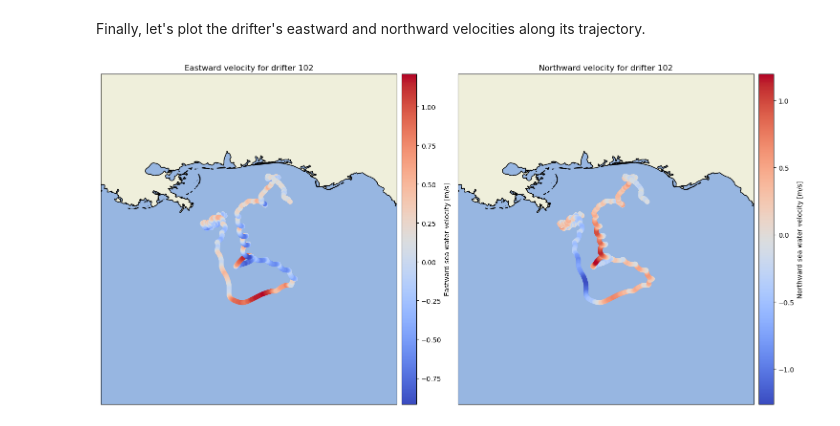
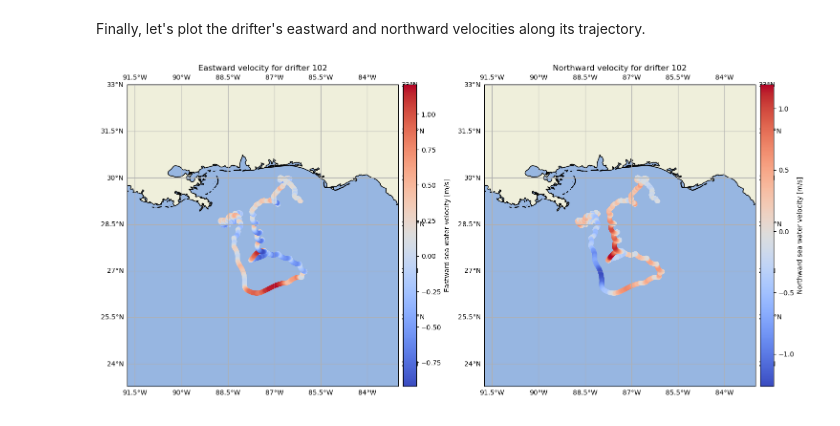
Before and after one commit to Cloud-Drift/glad-get-started, a Jupyter notebook: glad-get-started.ipynb, the cells around one changed output. Cells and saved outputs as stored; diff of their text form; code cells hidden in the pictures.

```diff
--- a/glad-get-started.ipynb
+++ b/glad-get-started.ipynb
@@ -142,32 +138,37 @@ sc1 = ax1.scatter(
     c=ds_u, cmap='coolwarm',
     transform=ccrs.PlateCarree()
 )
 divider1 = make_axes_locatable(ax1)
 cax1 = divider1.append_axes("right", size="5%", pad=0.1, axes_class=plt.Axes)
 cb1 = plt.colorbar(sc1, cax=cax1)
 cb1.set_label('Eastward sea water velocity [m/s]')
 ax1.set_title(f'Eastward velocity for drifter {drifter_number}')
+ax1.gridlines(draw_labels=True)
+ax1.set_xlabel('Longitude')
+ax1.set_ylabel('Latitude')
 
 # Second subplot
 ax2 = fig.add_subplot(1, 2, 2, projection=ccrs.PlateCarree())
 ax2.set_extent([ds_lon.min()-map_extent, ds_lon.max()+map_extent, \
                 ds_lat.min()-map_extent, ds_lat.max()+map_extent], crs=ccrs.PlateCarree())
 ax2.add_feature(cfeature.LAND, edgecolor='black')
 ax2.add_feature(cfeature.OCEAN)
 ax2.add_feature(cfeature.BORDERS)
 ax2.coastlines()
 sc2 = ax2.scatter(
     ds_lon, ds_lat,
     c=ds_v, cmap='coolwarm',
     transform=ccrs.PlateCarree()
 )
 divider2 = make_axes_locatable(ax2)
 cax2 = divider2.append_axes("right", size="5%", pad=0.1, axes_class=plt.Axes)
 cb2 = plt.colorbar(sc2, cax=cax2)
 cb2.set_label('Northward sea water velocity [m/s]')
 ax2.set_title(f'Northward velocity for drifter {drifter_number}')
-
+ax2.gridlines(draw_labels=True)
+ax2.set_xlabel('Longitude')
+ax2.set_ylabel('Latitude')
 plt.tight_layout()
 plt.show()
 # %% [output]
-[figure, old version]
+[figure, new version]
```
Also changed, not shown: parts of 3 cells of this notebook, 2 other files.
